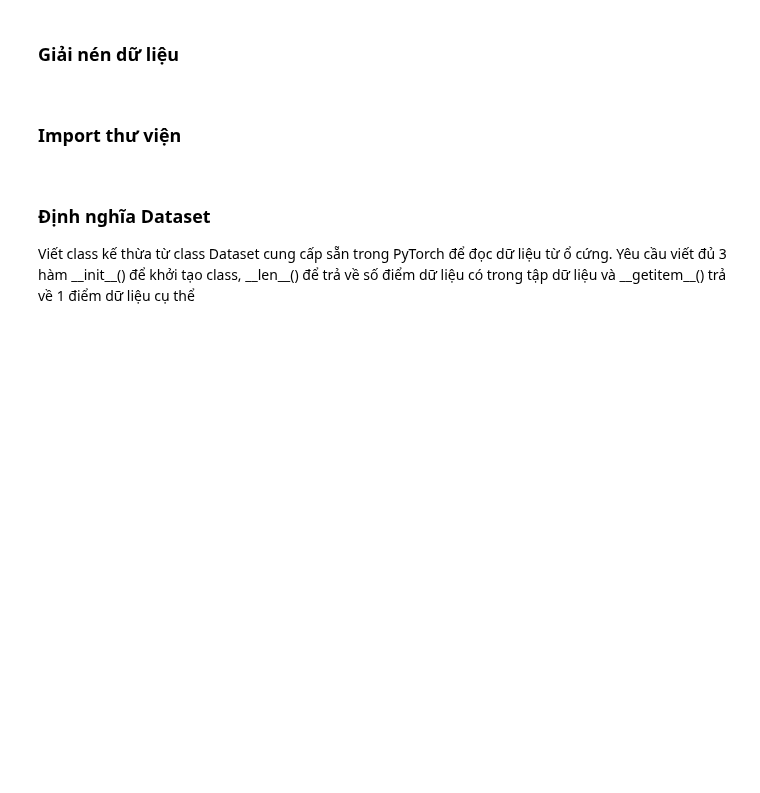
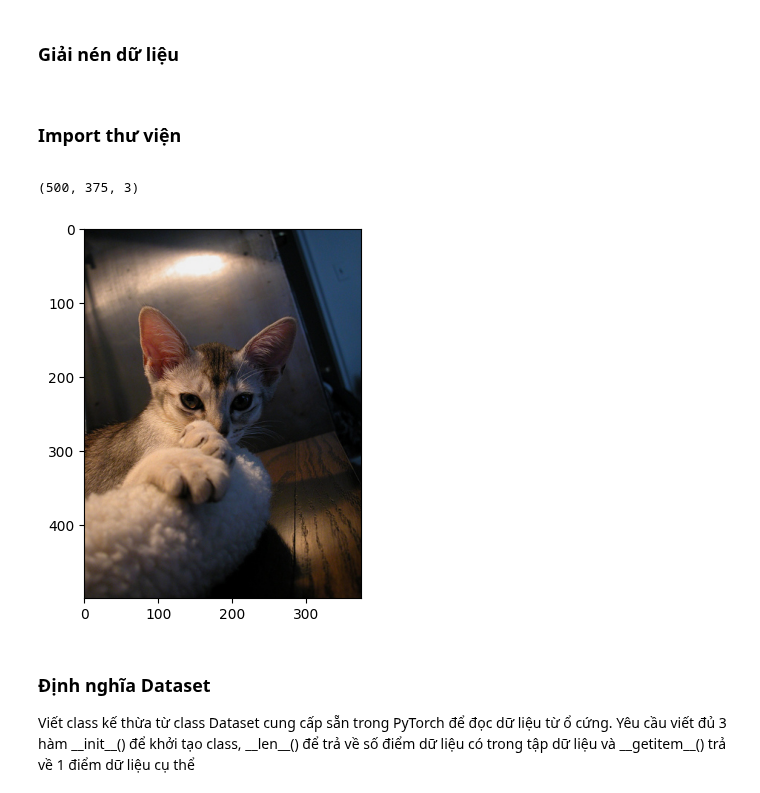
Before and after one commit to Coder0469/Do-an-1, a Jupyter notebook: Week2/B2_basic_pipeline.ipynb, the cells around one changed output. Cells and saved outputs as stored; diff of their text form; code cells hidden in the pictures; blank space fills up the shorter version.

```diff
--- a/Week2/B2_basic_pipeline.ipynb
+++ b/Week2/B2_basic_pipeline.ipynb
@@ -74,11 +92,14 @@ from glob import glob
 # plt.imshow(mask)
 # print(np.unique(mask))
 # %%
-# image_path = "/content/images/Abyssinian_10.jpg"
-# image = cv2.imread(image_path)
-# image = cv2.cvtColor(image, cv2.COLOR_BGR2RGB)
-# plt.imshow(image)
-# print(image.shape)
+image_path = "/content/images/Abyssinian_10.jpg"
+image = cv2.imread(image_path)
+image = cv2.cvtColor(image, cv2.COLOR_BGR2RGB)
+plt.imshow(image)
+print(image.shape)
+# %% [output]
+(500, 375, 3)
+[figure, added]
 # %% [markdown]
 <div class="markdown-google-sans">
   <h3>Định nghĩa Dataset</h3>
```
Also changed, not shown: parts of 2 cells of this notebook.
